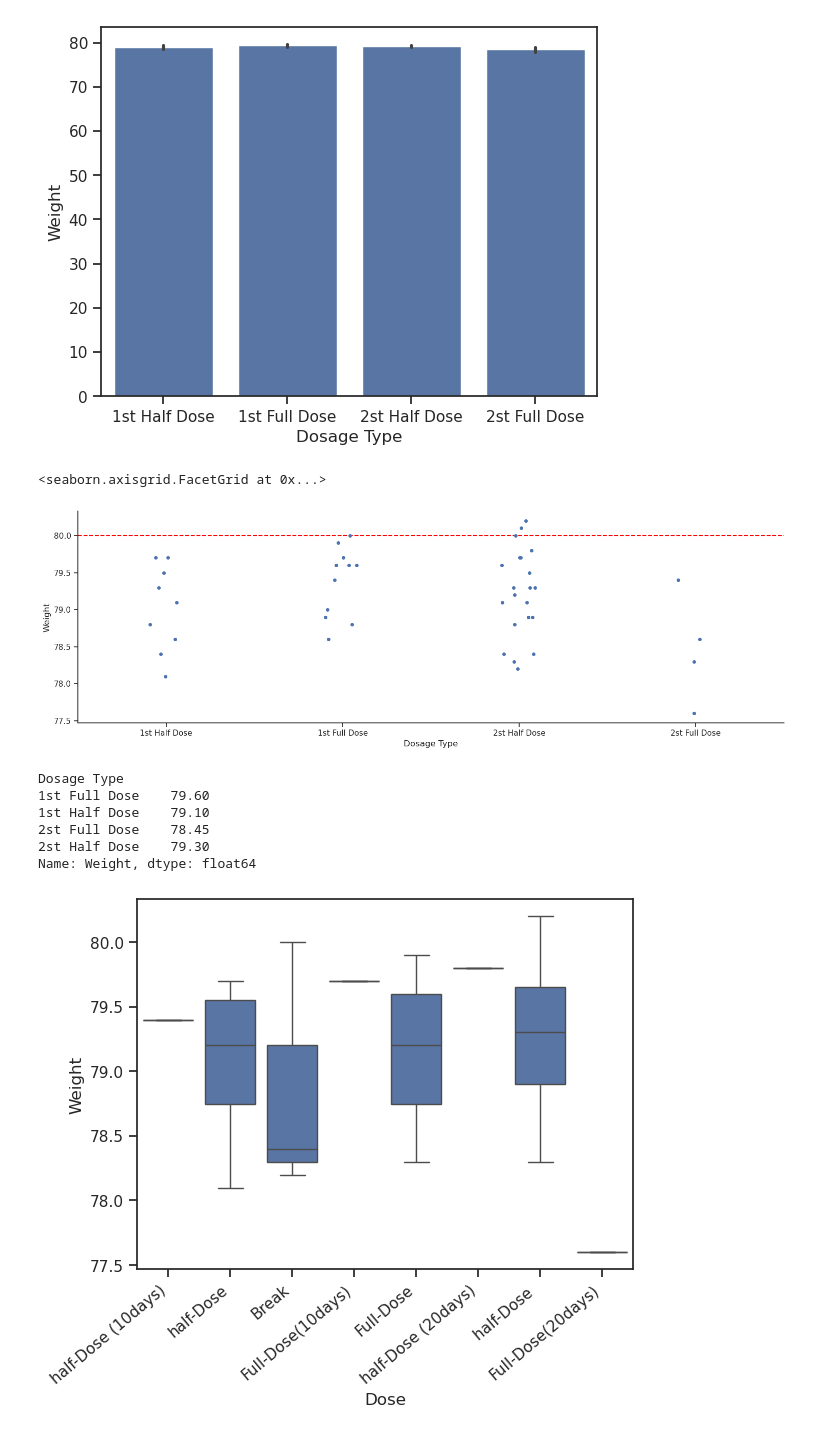
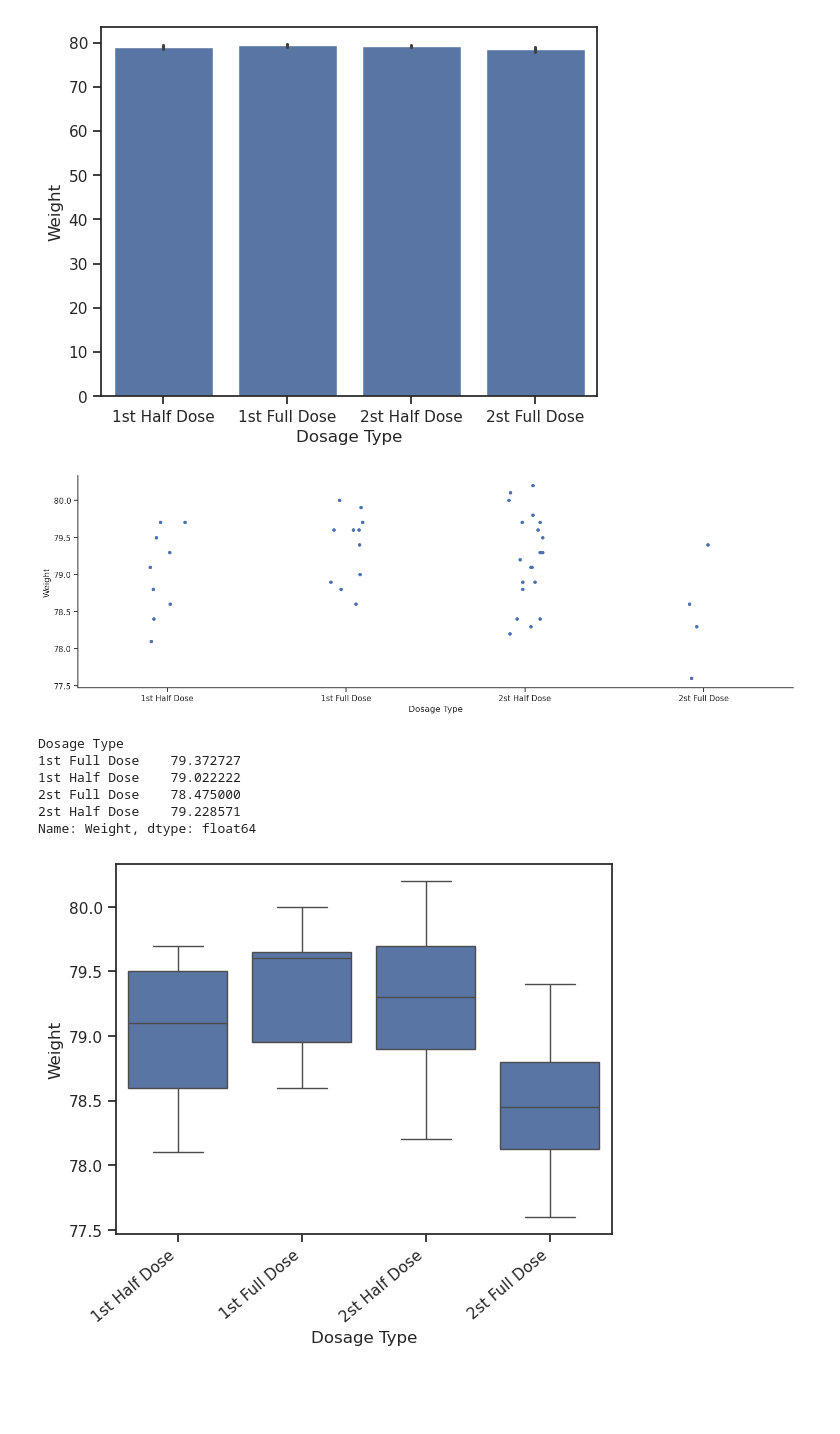
Before and after one commit to ogkourlias/capsaicin, a Jupyter notebook: weight_graphs/weight_graphs.ipynb, the cells around one changed output. Saved outputs shown, nothing was run; the diff lists cells and outputs as text; code cells hidden in the pictures; blank space fills up the shorter version.

Commit message:
Final version v1.0 of weight analysis Notebook

```diff
--- a/weight_graphs/weight_graphs.ipynb
+++ b/weight_graphs/weight_graphs.ipynb
@@ -153,29 +153,28 @@ sns.barplot(df2, x="Dosage Type", y="Weight")
 sns.set_theme(style="ticks", color_codes=True)
 tips = sns.load_dataset("tips")
 fig = sns.catplot(x="Dosage Type", y="Weight", data=df2, height=5, aspect=3)
-fig.refline(y=80, color='red')
+#fig.refline(y=80, color='red')
 # %% [output]
-<seaborn.axisgrid.FacetGrid at 0x...>
-[figure, old version]
+[figure, new version]
 # %%
-box_plot = sns.boxplot(data=df2, x="Dose", y="Weight", width=0.8)
+box_plot = sns.boxplot(data=df2, x="Dosage Type", y="Weight", width=0.8)
 
-medians = df2.groupby(['Dosage Type'])['Weight'].median()
-vertical_offset = df2['Weight'].median() * 0.05 # offset from median for display
+medians = df2.groupby(['Dosage Type'])['Weight'].mean()
+vertical_offset = df2['Weight'].mean() * 0.05 # offset from median for display
 
 box_plot.set_xticklabels(ax.get_xticklabels(), rotation=40, ha="right")
 #box_plot.tight_layout()
 
 #for xtick in box_plot.get_xticks():
 #    box_plot.text(xtick,medians[xtick] + vertical_offset,medians[xtick],
 #            horizontalalignment='center',size='x-small',color='w',weight='semibold'
 medians
 # %% [output]
 Dosage Type
-1st Full Dose    79.60
-1st Half Dose    79.10
-2st Full Dose    78.45
-2st Half Dose    79.30
+1st Full Dose    79.372727
+1st Half Dose    79.022222
+2st Full Dose    78.475000
+2st Half Dose    79.228571
 Name: Weight, dtype: float64
-[figure, old version]
+[figure, new version]
 # %%
```
Also changed, not shown: parts of 14 cells of this notebook.
